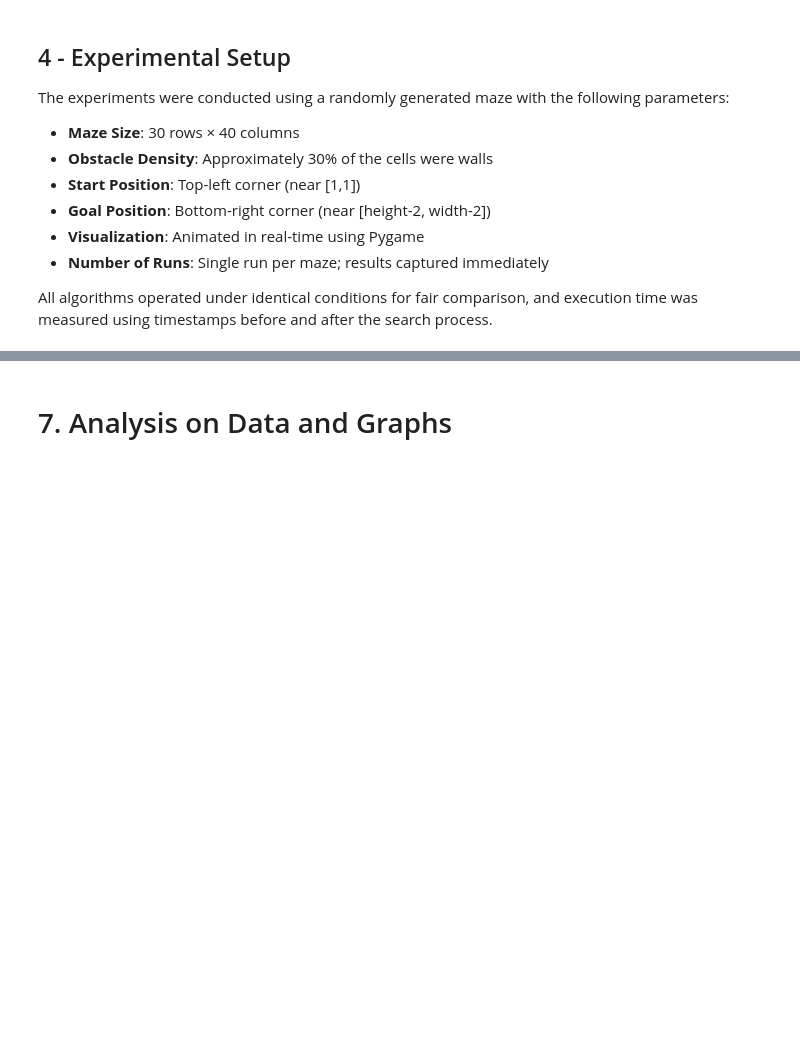
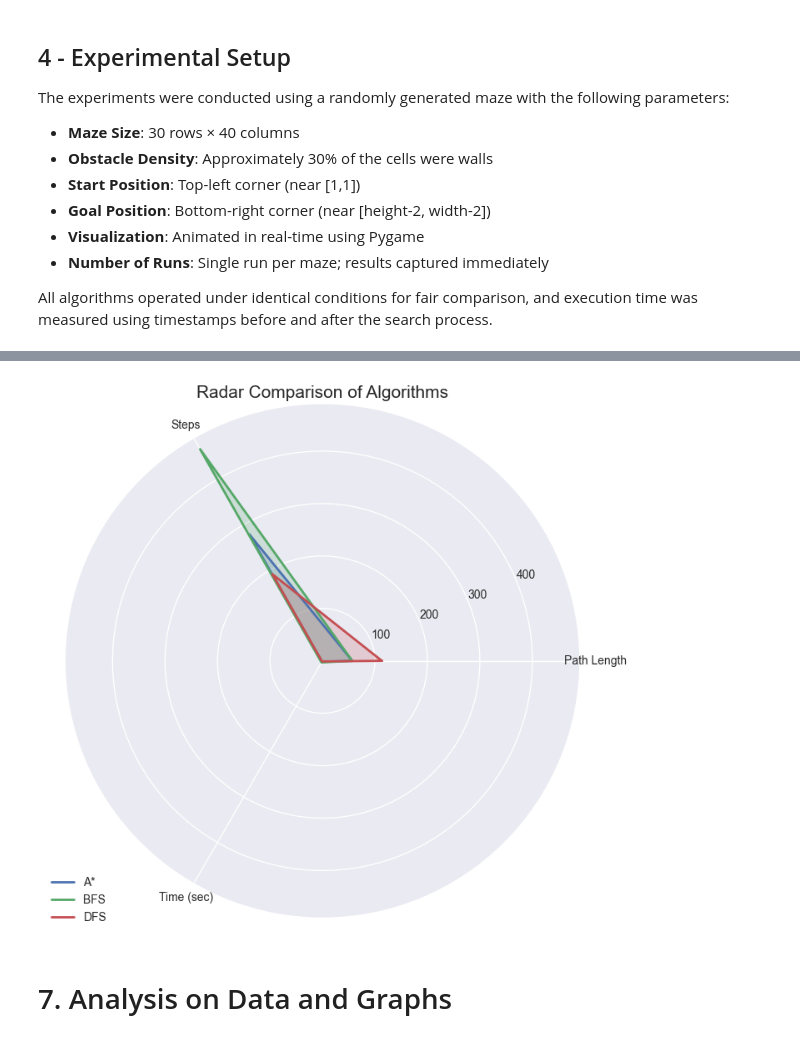
Before and after one commit to deceaseblow/ai-maze-game, a Jupyter notebook: maze-game-report.ipynb, the cells around one changed output, grey strips where cells are left out. Saved outputs shown, nothing was run; the diff lists cells and outputs as text; code cells hidden in the pictures; blank space fills up the shorter version.

```diff
--- a/maze-game-report.ipynb
+++ b/maze-game-report.ipynb
@@ -122,3 +169,31 @@ TypeError: agg function failed [how->mean,dtype->object]
+# %%
+from math import pi
+
+# Prepare Data
+metrics = ['Path Length', 'Steps', 'Time (sec)']
+categories = metrics
+N = len(categories)
+
+# Set up angle for each axis
+angles = [n / float(N) * 2 * pi for n in range(N)]
+angles += angles[:1]  # Complete the loop
+
+fig = plt.figure(figsize=(8,8))
+ax = plt.subplot(111, polar=True)
+
+for i in range(len(grouped)):
+    values = grouped.loc[i, metrics].tolist()
+    values += values[:1]  # complete loop
+    ax.plot(angles, values, linewidth=2, linestyle='solid', label=grouped.loc[i, 'Algorithm'])
+    ax.fill(angles, values, alpha=0.2)
+
+ax.set_xticks(angles[:-1])
+ax.set_xticklabels(categories)
+plt.title('Radar Comparison of Algorithms', size=15)
+plt.legend(loc='upper right', bbox_to_anchor=(0.1, 0.1))
+plt.show()
+# %% [output]
+[figure, added]
 # %% [markdown]
 # 7. Analysis on Data and Graphs
 # %% [markdown]
```
Also changed, not shown: parts of 7 cells of this notebook, 4 other files.
